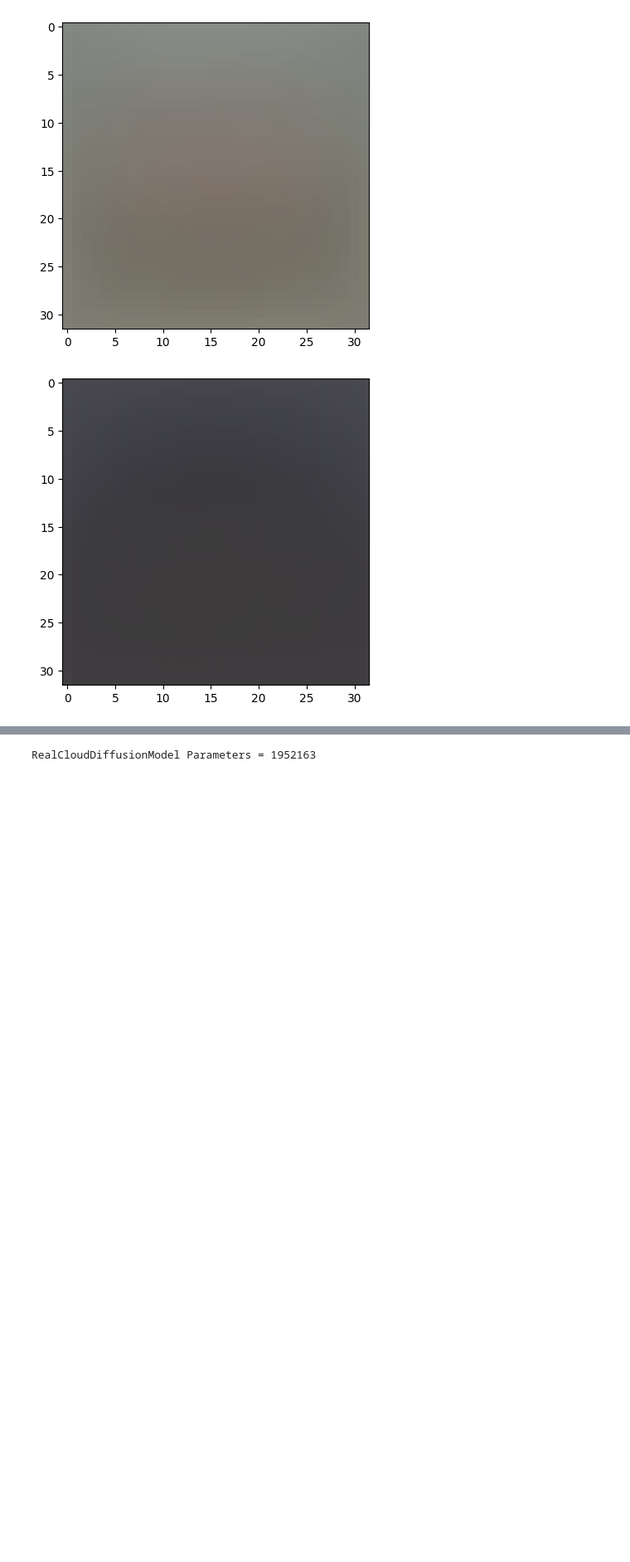
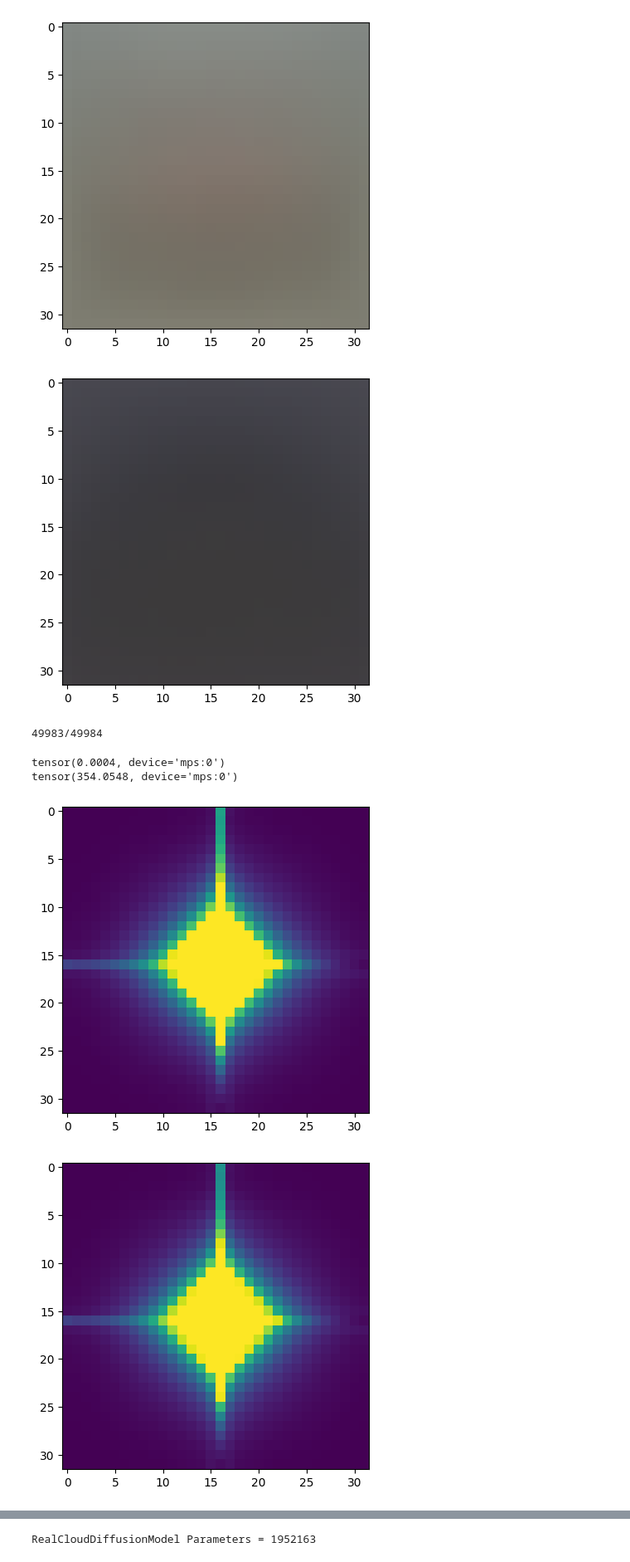
Before and after one commit to arandono/Cloud-Diffusion, a Jupyter notebook: junkyard/CIFAR10.ipynb, the cells around one changed output, grey strips where cells are left out. Shown at 83% size. Cells and saved outputs as stored; diff of their text form; code cells hidden in the pictures; blank space fills up the shorter version.

```diff
--- a/junkyard/CIFAR10.ipynb
+++ b/junkyard/CIFAR10.ipynb
@@ -71,2 +114,2 @@ for i in range(5):
 # %%
-mu, std = helpers.get_mu_and_std(dataset)
+mu, std = get_mu_and_std(dataloader, N=32, device=device)
@@ -81,0 +173,35 @@ plt.show()
+# %%
+def get_full_Sigma(dataset, mu, std, device="cpu"):
+    Sigma = torch.zeros(3,3,32,32,32,32, device=device)
+    mu = mu.to(device)
+    std = std.to(device)
+
+    for n in range(len(dataset)):
+        X = rfft(helpers.normalize(dataset[n][0].to("mps"), mu, std))
+        _Sigma = torch.einsum("Aij,Bkl->ABijkl", X, X)
+        Sigma = (Sigma*n+_Sigma)/(n+1)
+
+        print(f"{n}/{len(dataset)}")
+        clear_output(wait=True)
+
+    return Sigma
+# %%
+Sigma = get_full_Sigma(dataset, mu, std, device="mps")
+# %% [output]
+49983/49984
+# %%
+Sigma_diag = torch.einsum("ABijij->ABij", Sigma)
+# %%
+print(Sigma_diag.min())
+print(Sigma_diag.max())
+# %% [output]
+tensor(0.0004, device='mps:0')
+tensor(354.0548, device='mps:0')
+# %%
+for A in range(3):
+    for B in range(3):
+        plt.imshow(Sigma_diag[A,B,:,:].to("cpu"), vmin=0, vmax=.5)
+        plt.show()
+# %% [output]
+[figure, added]
+[figure, added]
```
Also changed, not shown: parts of 21 cells of this notebook, 8 other files.
